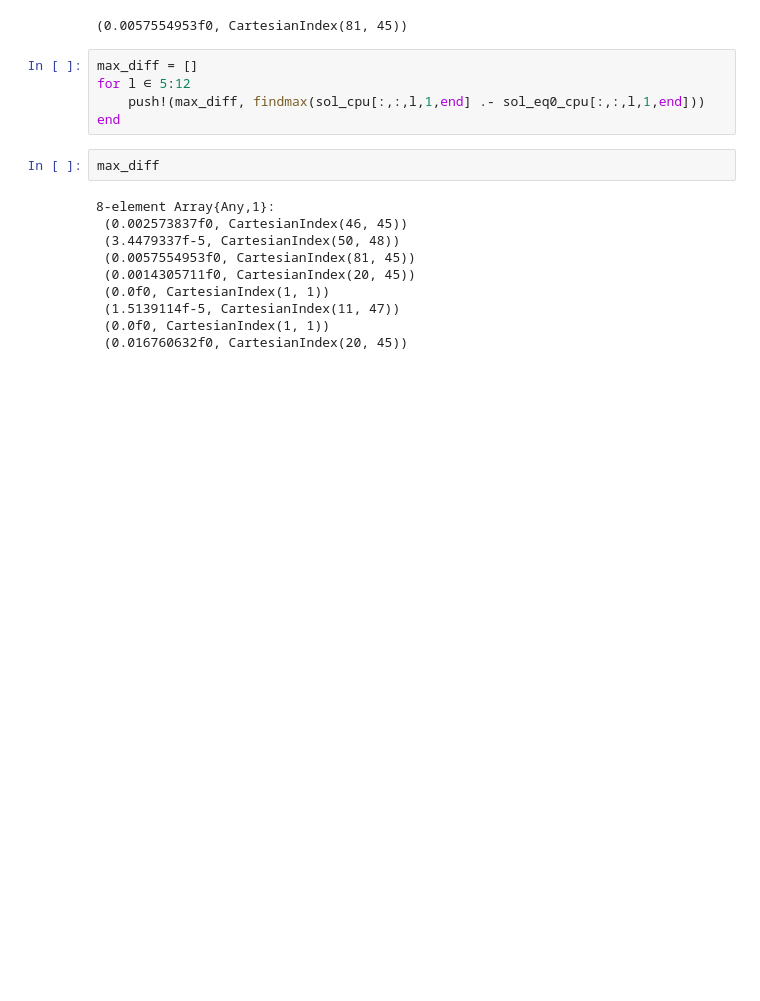
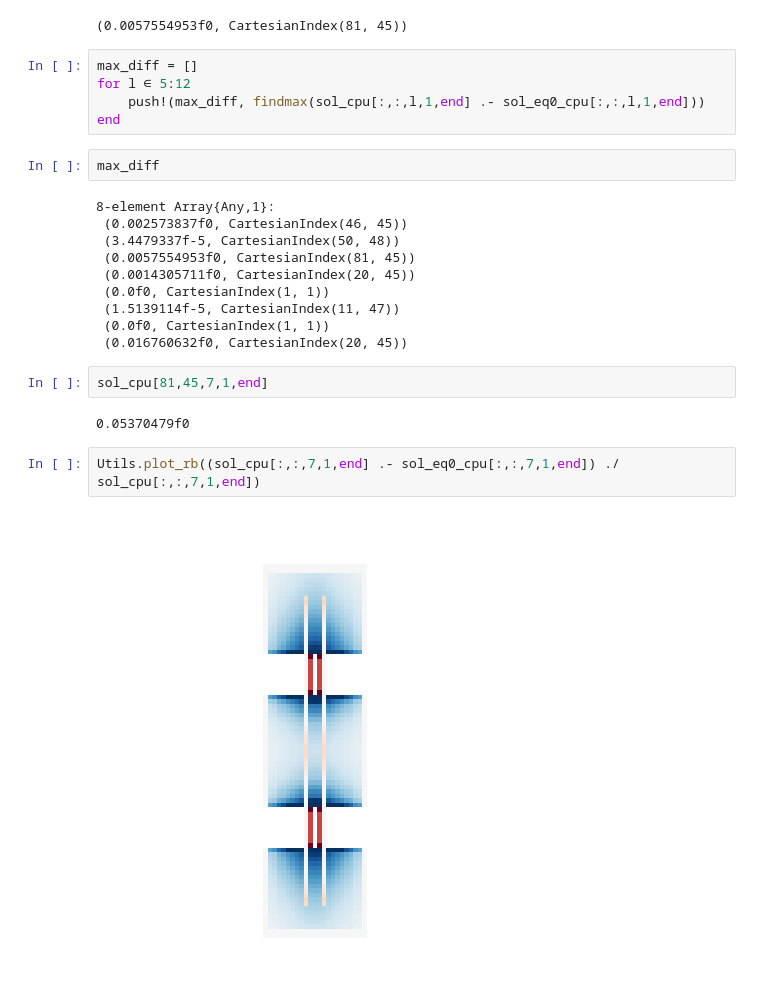
Before and after one commit to nialltc/MEngProject.jl, a Jupyter notebook: notebooks/eqAtEquil_dev_08_19.ipynb, the cells around one changed output. Saved outputs shown, nothing was run; the diff lists cells and outputs as text; blank space fills up the shorter version.

```diff
--- a/notebooks/eqAtEquil_dev_08_19.ipynb
+++ b/notebooks/eqAtEquil_dev_08_19.ipynb
@@ -232,3 +240,11 @@ max_diff
  (1.5139114f-5, CartesianIndex(11, 47))
  (0.0f0, CartesianIndex(1, 1))
  (0.016760632f0, CartesianIndex(20, 45))
+# %%
+sol_cpu[81,45,7,1,end]
+# %% [output]
+0.05370479f0
+# %%
+Utils.plot_rb((sol_cpu[:,:,7,1,end] .- sol_eq0_cpu[:,:,7,1,end]) ./ sol_cpu[:,:,7,1,end])
+# %% [output]
+[figure, added]
```
Also changed, not shown: parts of 17 cells of this notebook, 5 other files.
